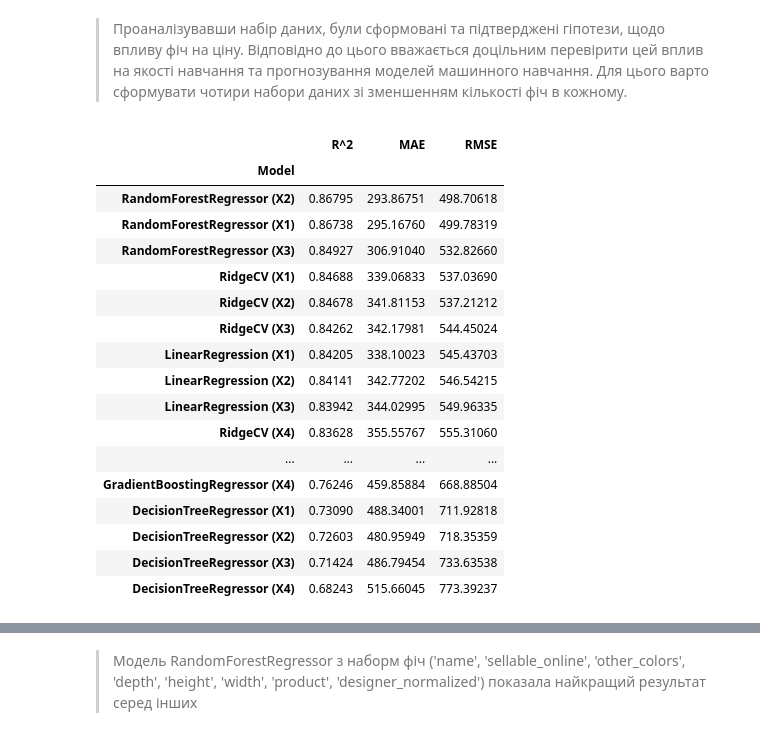
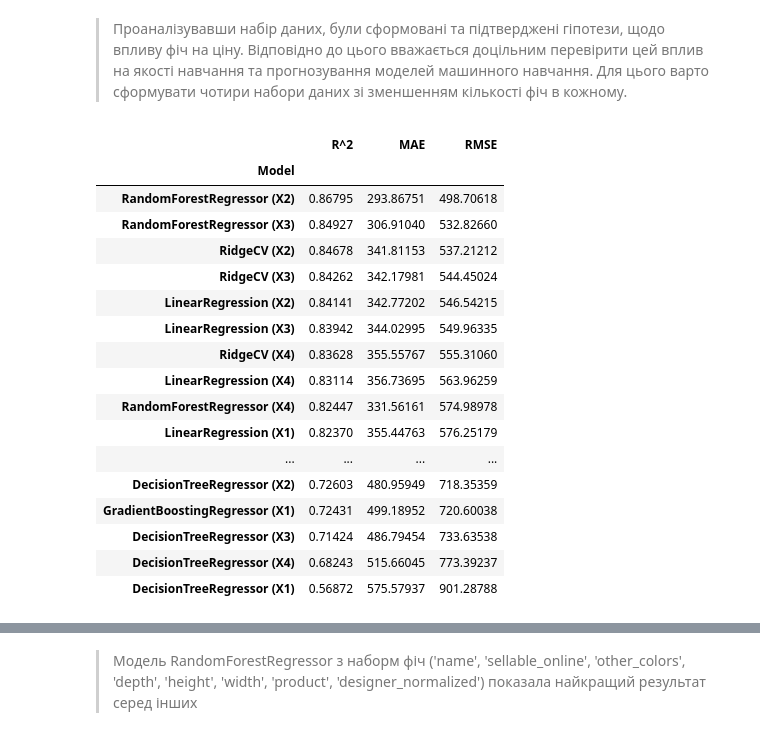
Before and after one commit to vishomirsky/step_project, a Jupyter notebook: step_project.ipynb, the cells around one changed output, grey strips where cells are left out. Drawn from its saved outputs; the diff is of its cells as text; code cells hidden in the pictures.

```diff
--- a/step_project.ipynb
+++ b/step_project.ipynb
@@ -1263,8 +1284,8 @@ df_ikea_norm
 # Виокремлюємо фічі та таргет
 
 
-# Набір даних з усіма фічами
-X1 = df_ikea_norm[['name', 'sellable_online', 'other_colors', 'depth', 'height', 'width', 'product', 'designer_normalized', 'volume']]
+# Набір даних з виключенням фіч depth, height та width, оскільки фіча volume є похідною від довжини, ширини та висоти
+X1 = df_ikea_norm[['name', 'sellable_online', 'other_colors', 'product', 'designer_normalized', 'volume']]
 # Набір даних з виключенням фічі volume, оскільки ця фіча є похідною від довжини, ширини та висоти
 X2 = df_ikea_norm[['name', 'sellable_online', 'other_colors', 'depth', 'height', 'width', 'product', 'designer_normalized']]
 # Набір даних з виключенням фіч sellable_online, depth та height, оскільки фічі depth та height мають багато пропусків та слабку кореляцію, а sellable_online репрезентує менш як 1% набору даних
@@ -1340,24 +1361,24 @@ def best_regressor (features, y):
     return res
 # %%
 # Run tests
-test1 = best_regressor(features, y)
-test1['model'].sort_values(by='R^2', ascending=False)
+test_regressor = best_regressor(features, y)
+test_regressor['model'].sort_values(by='R^2', ascending=False)
 # %% [output]
 |  | R^2 | MAE | RMSE |
 | Model |  |  |  |
 | RandomForestRegressor (X2) | 0.86795 | 293.86751 | 498.70618 |
-| RandomForestRegressor (X1) | 0.86738 | 295.16760 | 499.78319 |
 | RandomForestRegressor (X3) | 0.84927 | 306.91040 | 532.82660 |
-| RidgeCV (X1) | 0.84688 | 339.06833 | 537.03690 |
 | RidgeCV (X2) | 0.84678 | 341.81153 | 537.21212 |
 | RidgeCV (X3) | 0.84262 | 342.17981 | 544.45024 |
-| LinearRegression (X1) | 0.84205 | 338.10023 | 545.43703 |
 | LinearRegression (X2) | 0.84141 | 342.77202 | 546.54215 |
 | LinearRegression (X3) | 0.83942 | 344.02995 | 549.96335 |
 | RidgeCV (X4) | 0.83628 | 355.55767 | 555.31060 |
+| LinearRegression (X4) | 0.83114 | 356.73695 | 563.96259 |
+| RandomForestRegressor (X4) | 0.82447 | 331.56161 | 574.98978 |
+| LinearRegression (X1) | 0.82370 | 355.44763 | 576.25179 |
 | ... | ... | ... | ... |
-| GradientBoostingRegressor (X4) | 0.76246 | 459.85884 | 668.88504 |
-| DecisionTreeRegressor (X1) | 0.73090 | 488.34001 | 711.92818 |
 | DecisionTreeRegressor (X2) | 0.72603 | 480.95949 | 718.35359 |
+| GradientBoostingRegressor (X1) | 0.72431 | 499.18952 | 720.60038 |
 | DecisionTreeRegressor (X3) | 0.71424 | 486.79454 | 733.63538 |
 | DecisionTreeRegressor (X4) | 0.68243 | 515.66045 | 773.39237 |
+| DecisionTreeRegressor (X1) | 0.56872 | 575.57937 | 901.28788 |
```
Also changed, not shown: parts of 13 cells of this notebook.
